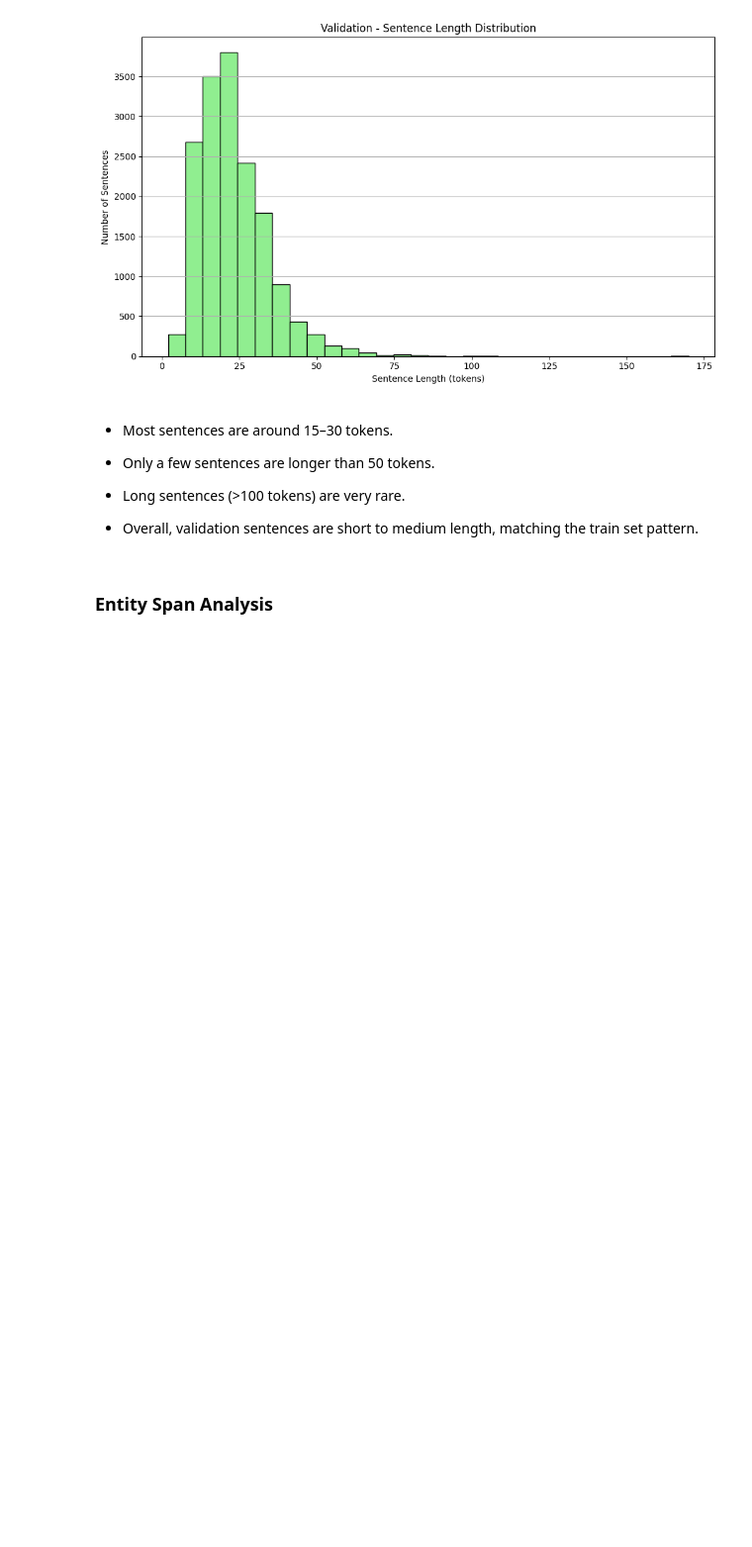
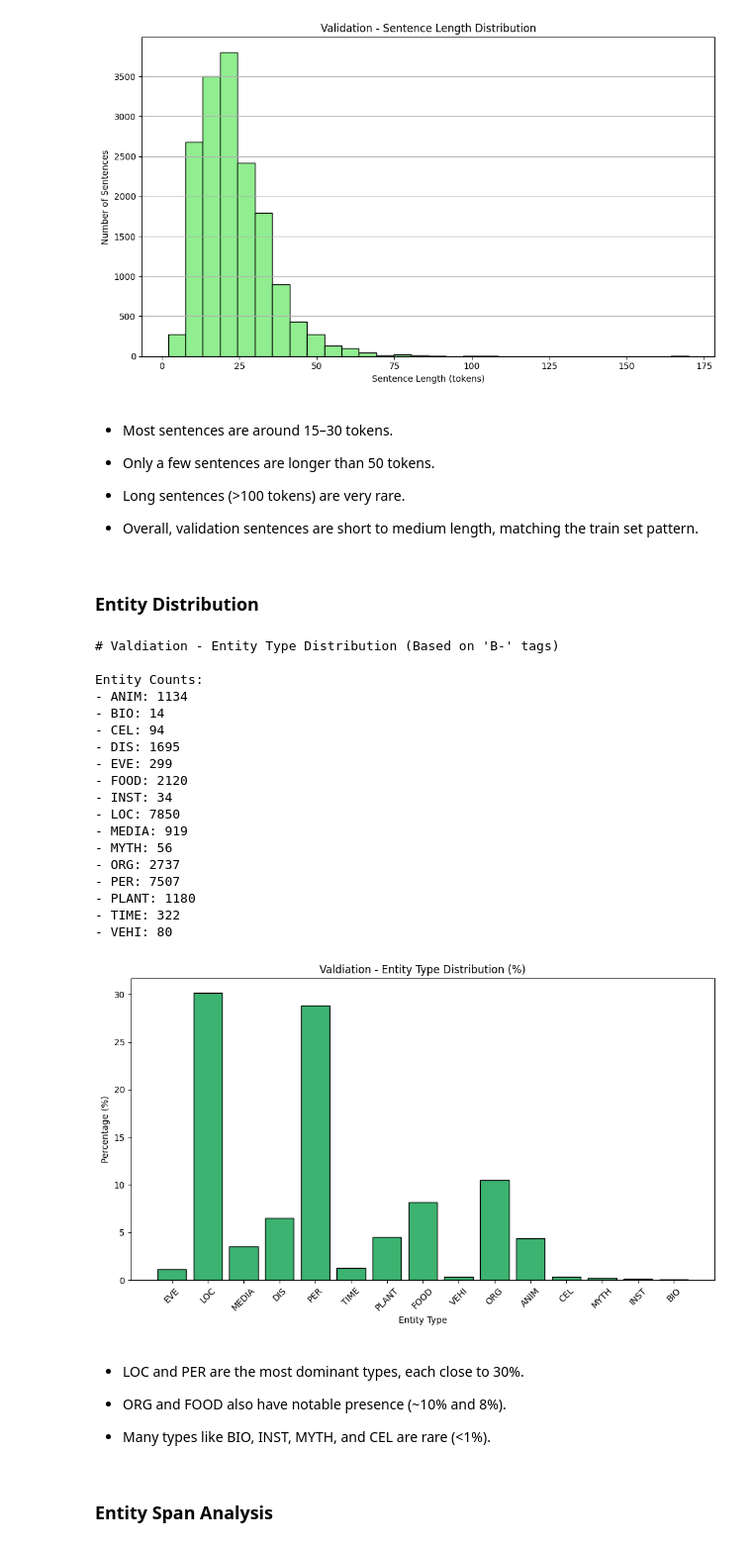
Before and after one commit to auphong2707/nlp-ner, a Jupyter notebook: EDA.ipynb, the cells around one changed output. Shown: that part at 99% size. Drawn from its saved outputs; the diff is of its cells as text; code cells hidden in the pictures; blank space fills up the shorter version.

```diff
--- a/EDA.ipynb
+++ b/EDA.ipynb
@@ -341,6 +418,36 @@ sentence_length_analysis(val_data, name="Validation")
 - Long sentences (>100 tokens) are very rare.
 
 - Overall, validation sentences are short to medium length, matching the train set pattern.
+# %% [markdown]
+### Entity Distribution
+# %%
+plot_entity_type_distribution(val_data, name="Valdiation")
+# %% [output]
+# Valdiation - Entity Type Distribution (Based on 'B-' tags)
+
+Entity Counts:
+- ANIM: 1134
+- BIO: 14
+- CEL: 94
+- DIS: 1695
+- EVE: 299
+- FOOD: 2120
+- INST: 34
+- LOC: 7850
+- MEDIA: 919
+- MYTH: 56
+- ORG: 2737
+- PER: 7507
+- PLANT: 1180
+- TIME: 322
+- VEHI: 80
+[figure, added]
+# %% [markdown]
+- LOC and PER are the most dominant types, each close to 30%.
+
+- ORG and FOOD also have notable presence (~10% and 8%).
+
+- Many types like BIO, INST, MYTH, and CEL are rare (<1%).
 # %% [markdown]
 ### Entity Span Analysis
 # %%
```
Also changed, not shown: parts of 18 cells of this notebook.
